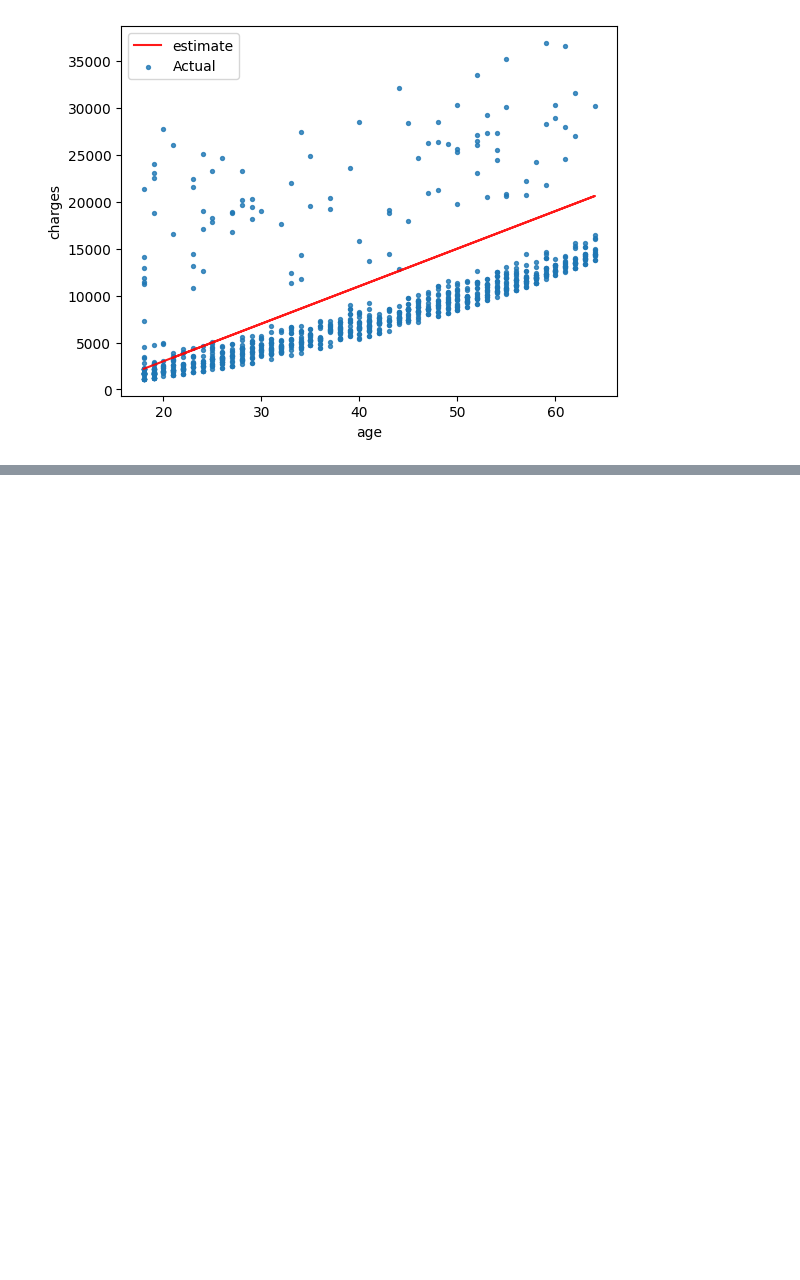
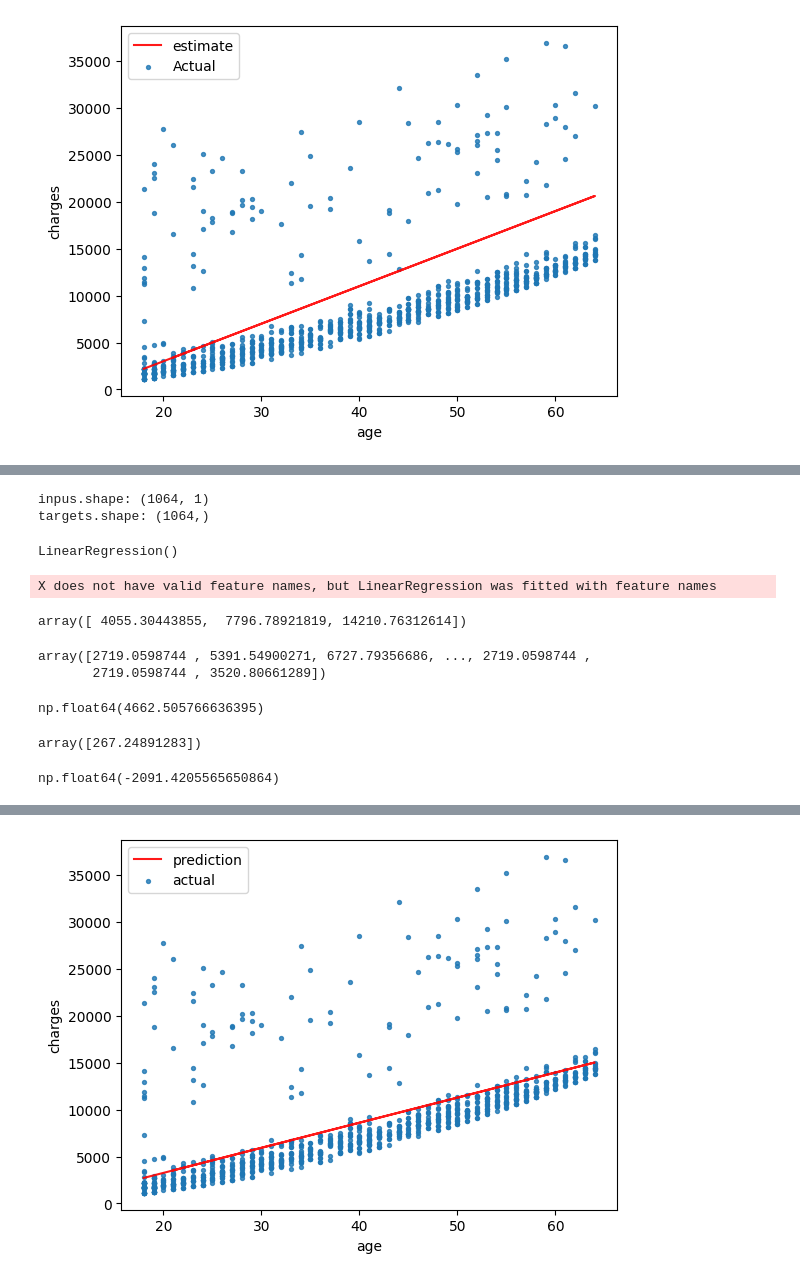
Before and after one commit to pramodyasci/scikit-learn-practice, a Jupyter notebook: scikit_learn_practice.ipynb, the cells around one changed output, grey strips where cells are left out. Drawn from its saved outputs; the diff is of its cells as text; code cells hidden in the pictures; blank space fills up the shorter version.

Commit message:
multi variable linear regression

```diff
--- a/scikit_learn_practice.ipynb
+++ b/scikit_learn_practice.ipynb
@@ -209,0 +284,2 @@ try_parameters(400,-5000)
+# %%
+model = LinearRegression()
@@ -209,0 +306,39 @@ try_parameters(400,-5000)
+# %%
+inputs = non_smoker_df[['age']]
+targets = non_smoker_df.charges
+print('inpus.shape:', inputs.shape)
+print('targets.shape:', targets.shape)
+# %% [output]
+inpus.shape: (1064, 1)
+targets.shape: (1064,)
+# %%
+model.fit(inputs,targets)
+# %% [output]
+LinearRegression()
+# %%
+model.predict(np.array([[23],[37],[61]]))
+# %% [output]
+X does not have valid feature names, but LinearRegression was fitted with feature names
+array([ 4055.30443855,  7796.78921819, 14210.76312614])
+# %%
+predictions = model.predict(inputs)
+predictions
+# %% [output]
+array([2719.0598744 , 5391.54900271, 6727.79356686, ..., 2719.0598744 ,
+       2719.0598744 , 3520.80661289])
+# %%
+rmse(targets,predictions)
+# %% [output]
+np.float64(4662.505766636395)
+# %%
+model.coef_
+# %% [output]
+array([267.24891283])
+# %%
+model.intercept_
+# %% [output]
+np.float64(-2091.4205565650864)
+# %%
+try_parameters(model.coef_, model.intercept_)
+#
+# %% [output]
@@ -209,0 +346 @@ try_parameters(400,-5000)
+[figure, added]
```
Also changed, not shown: parts of 21 cells of this notebook.
